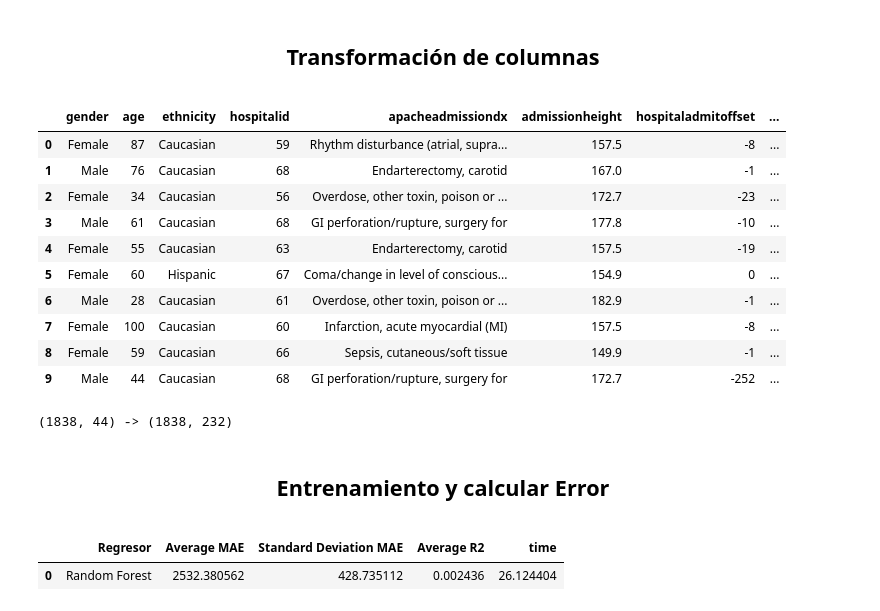
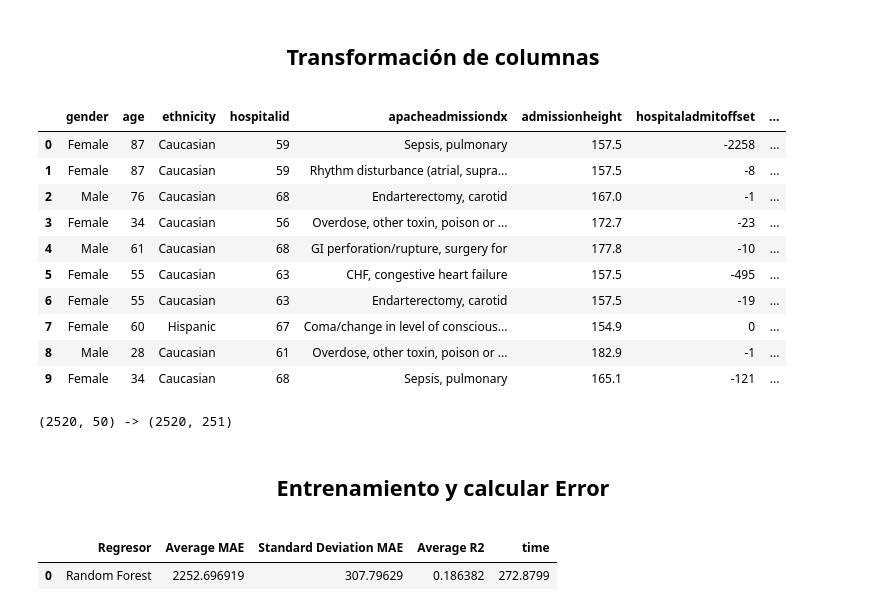
Before and after one commit to ThePylots/Reto1_Prediccion_Estancia_UCI, a Jupyter notebook: src/main.ipynb, the cells around one changed output. Cells and saved outputs as stored; diff of their text form; code cells hidden in the pictures.

```diff
--- a/src/main.ipynb
+++ b/src/main.ipynb
@@ -94,18 +82,15 @@ X.head(10)
 # %%
 X_query = """
     SELECT *
-    FROM patient P LEFT JOIN diagnosis        D  ON P.patientunitstayid = D.patientunitstayid
-                   LEFT JOIN admissiondrug   AD  ON P.patientunitstayid = AD.patientunitstayid
-                   LEFT JOIN respiratoryCare RC  ON P.patientunitstayid = RC.patientunitstayid
-                   LEFT JOIN physicalExam    PE  ON P.patientunitstayid = PE.patientunitstayid
-                   LEFT JOIN admissionDx     ADX ON P.patientunitstayid = ADX.patientunitstayid
-                   LEFT JOIN ( SELECT patientunitstayid, unabridgedunitlos, apacheversion
-                                FROM apachePatientResult
-                              ) A ON P.patientunitstayid = A.patientunitstayid
-    WHERE A.apacheversion = "IV"
+    FROM patient P LEFT JOIN diagnosis        D     ON P.patientunitstayid = D.patientunitstayid
+                   LEFT JOIN admissiondrug   AD     ON P.patientunitstayid = AD.patientunitstayid
+                   LEFT JOIN respiratoryCare RC     ON P.patientunitstayid = RC.patientunitstayid
+                   LEFT JOIN physicalExam    PE     ON P.patientunitstayid = PE.patientunitstayid
+                   LEFT JOIN admissionDx     ADX    ON P.patientunitstayid = ADX.patientunitstayid
+                   LEFT JOIN carePlanCareProvider C ON P.patientunitstayid = C.patientunitstayid
 """
 
-X = sql_query(X_query).drop(columns=['patientunitstayid', 'apacheversion'])
+X = sql_query(X_query).drop(columns=['patientunitstayid'])
 y = X['unitdischargeoffset']
 
 # Reemplazar NaN por un valor por defecto
@@ -119,20 +104,23 @@ for col in 'BPD_Current BPD_Highest BPD_Lowest BPS_Current BPS_Highest BPS_Lowes
 
 for col in 'Cardiovascular Respiratory Neurologic'.split():
     X[col] = X[col].fillna(0)
+
+for col in ['Categoria_Hospital', 'Categoria_Cardiology', 'Categoria_Internal_Medicine', 'Intervencion_I', 'Intervencion_II', 'Intervencion_III', 'Intervencion_IV']:
+    X[col] = X[col].fillna(0)
 # %%
 X.head(10)
 # %% [output]
 |  | gender | age | ethnicity | hospitalid | apacheadmissiondx | admissionheight | hospitaladmitoffset | ... |
-| 0 | Female | 87 | Caucasian | 59 | Rhythm disturbance (atrial, supra... | 157.5 | -8 | ... |
-| 1 | Male | 76 | Caucasian | 68 | Endarterectomy, carotid | 167.0 | -1 | ... |
-| 2 | Female | 34 | Caucasian | 56 | Overdose, other toxin, poison or ... | 172.7 | -23 | ... |
-| 3 | Male | 61 | Caucasian | 68 | GI perforation/rupture, surgery for | 177.8 | -10 | ... |
-| 4 | Female | 55 | Caucasian | 63 | Endarterectomy, carotid | 157.5 | -19 | ... |
-| 5 | Female | 60 | Hispanic | 67 | Coma/change in level of conscious... | 154.9 | 0 | ... |
-| 6 | Male | 28 | Caucasian | 61 | Overdose, other toxin, poison or ... | 182.9 | -1 | ... |
-| 7 | Female | 100 | Caucasian | 60 | Infarction, acute myocardial (MI) | 157.5 | -8 | ... |
-| 8 | Female | 59 | Caucasian | 66 | Sepsis, cutaneous/soft tissue | 149.9 | -1 | ... |
-| 9 | Male | 44 | Caucasian | 68 | GI perforation/rupture, surgery for | 172.7 | -252 | ... |
+| 0 | Female | 87 | Caucasian | 59 | Sepsis, pulmonary | 157.5 | -2258 | ... |
+| 1 | Female | 87 | Caucasian | 59 | Rhythm disturbance (atrial, supra... | 157.5 | -8 | ... |
+| 2 | Male | 76 | Caucasian | 68 | Endarterectomy, carotid | 167.0 | -1 | ... |
+| 3 | Female | 34 | Caucasian | 56 | Overdose, other toxin, poison or ... | 172.7 | -23 | ... |
+| 4 | Male | 61 | Caucasian | 68 | GI perforation/rupture, surgery for | 177.8 | -10 | ... |
+| 5 | Female | 55 | Caucasian | 63 | CHF, congestive heart failure | 157.5 | -495 | ... |
+| 6 | Female | 55 | Caucasian | 63 | Endarterectomy, carotid | 157.5 | -19 | ... |
+| 7 | Female | 60 | Hispanic | 67 | Coma/change in level of conscious... | 154.9 | 0 | ... |
+| 8 | Male | 28 | Caucasian | 61 | Overdose, other toxin, poison or ... | 182.9 | -1 | ... |
+| 9 | Female | 34 | Caucasian | 68 | Sepsis, pulmonary | 165.1 | -121 | ... |
 # %%
 X_T = ColumnTransformer(transformers=[
     ('gender',                  OneHotEncoder(),  [0]),
@@ -181,17 +169,27 @@ X_T = ColumnTransformer(transformers=[
     ('_admissionRespiratory', 'passthrough',  [41]),
     ('_admissionNeurologic', 'passthrough',  [42]),
 
-    ('unabridgedunitlos', 'drop',  [43]),
+# Random Forest	2273.361306	358.72646	0.140683	82.065168
+    ('Categoria_Hospital', 'passthrough',  [43]),
+    ('Categoria_Cardiology', 'passthrough',  [44]),
+    ('Categoria_Internal_Medicine', 'passthrough',  [45]),
+#
+    ('Intervencion_I', 'passthrough',  [46]),
+    ('Intervencion_II', 'passthrough',  [47]),
+    ('Intervencion_III', 'passthrough',  [48]),
+    ('Intervencion_IV', 'passthrough',  [49])
 
 ]).fit_transform(X)
 
 # Mostrar el cambio en columnas
 print(X.shape, '->', X_T.shape)
 # %% [output]
-(1838, 44) -> (1838, 232)
+(2520, 50) -> (2520, 251)
 # %% [markdown]
 <center><h2><b>Entrenamiento y calcular Error</b></h2></center>
 # %%
+from xgboost import XGBRegressor
+
 # avg df: 3484.0752 = 2.420139 dias.
 def cv_avg_std(reg, X, y, scoring):
     maes = cross_val_score(reg, X, y, cv=5, scoring=scoring)
@@ -201,32 +199,38 @@ def cv_avg_std(reg, X, y, scoring):
     return maes, avg, std_dev
 
 def make_df(datos_reg):
     error_df = pd.DataFrame()
 
     error_df['Regresor']                = datos_reg.keys()
     error_df['Average MAE']             = [ abs(dato['avg']) for dato in datos_reg.values() ]
     error_df['Standard Deviation MAE']  = [ dato['std_dev'] for dato in datos_reg.values() ]
     error_df['Average R2']              = [ dato['avg_r2'] for dato in datos_reg.values() ]
     error_df['time']                    = [ dato['time'] for dato in datos_reg.values() ]
 
     return error_df
 
 datos_reg = {}
 regressors = [
-    ('Random Forest', RandomForestRegressor())
+    ('Random Forest', RandomForestRegressor(
+      criterion="absolute_error",
+      max_features=48,
+      max_depth=50,
+      random_state=600738951),
+     #'XGBRegressor', XGBRegressor(n_estimators=1000, max_depth=7, eta=0.1, subsample=0.7, colsample_bytree=0.8)
+    )
 ]
 
 # Medir tiempo y hacer predicciones para cada regresor
 for reg_name, reg in regressors:
     start_time = time.time()
 
     maes, avg, std_dev = cv_avg_std(reg, X_T, y, 'neg_mean_absolute_error')
     maes, r2, _ = cv_avg_std(reg, X_T, y, 'r2')
 
     datos_reg[reg_name] = { 'avg': avg, 'std_dev': std_dev, 'time': time.time() - start_time }
     datos_reg[reg_name]['avg_r2'] = r2
 
 make_df(datos_reg)
 # %% [output]
 |  | Regresor | Average MAE | Standard Deviation MAE | Average R2 | time |
-| 0 | Random Forest | 2532.380562 | 428.735112 | 0.002436 | 26.124404 |
+| 0 | Random Forest | 2252.696919 | 307.79629 | 0.186382 | 272.8799 |
```
Also changed, not shown: parts of 1 cell of this notebook, 4 other files.
